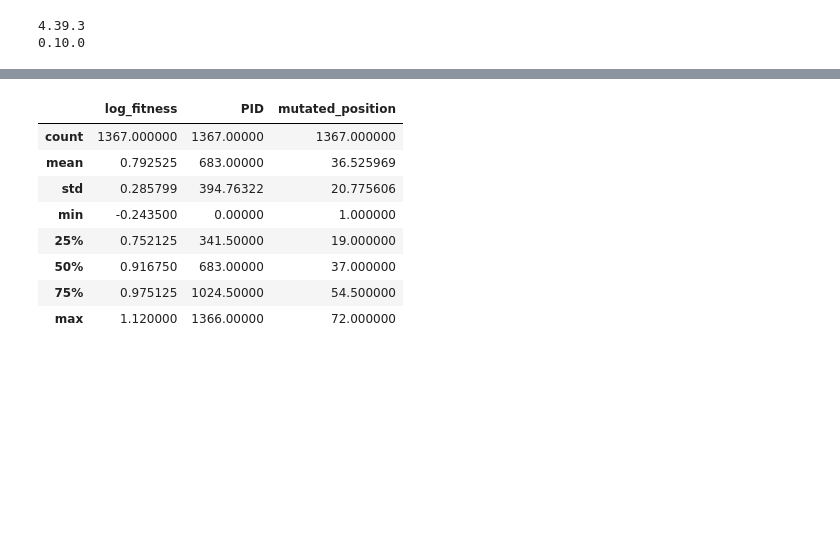
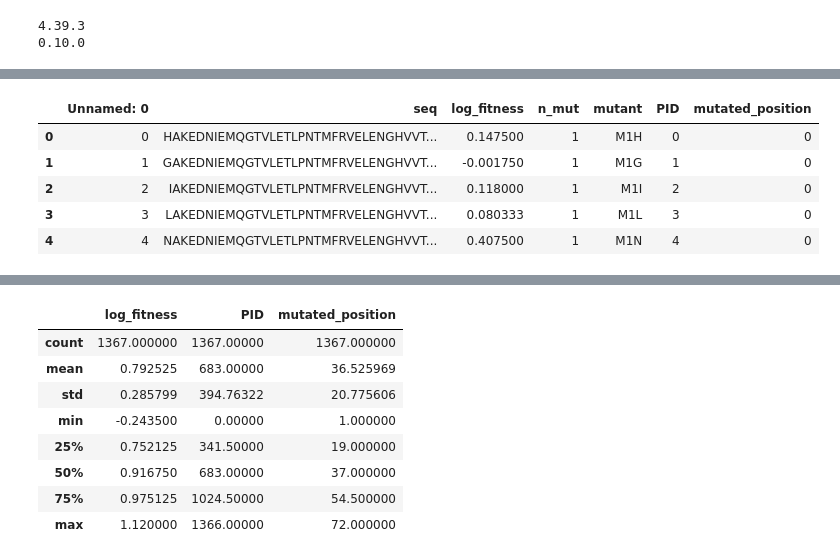
Before and after one commit to Sqingshannon/Fine-tune_plm, a Jupyter notebook: temp.ipynb, the cells around one changed output, grey strips where cells are left out. Drawn from its saved outputs; the diff is of its cells as text; code cells hidden in the pictures; blank space fills up the shorter version.

```diff
--- a/temp.ipynb
+++ b/temp.ipynb
@@ -36,0 +50,9 @@ from scipy.stats import spearmanr
+# %%
+df1.head()
+# %% [output]
+|  | Unnamed: 0 | seq | log_fitness | n_mut | mutant | PID | mutated_position |
+| 0 | 0 | HAKEDNIEMQGTVLETLPNTMFRVELENGHVVT... | 0.147500 | 1 | M1H | 0 | 0 |
+| 1 | 1 | GAKEDNIEMQGTVLETLPNTMFRVELENGHVVT... | -0.001750 | 1 | M1G | 1 | 0 |
+| 2 | 2 | IAKEDNIEMQGTVLETLPNTMFRVELENGHVVT... | 0.118000 | 1 | M1I | 2 | 0 |
+| 3 | 3 | LAKEDNIEMQGTVLETLPNTMFRVELENGHVVT... | 0.080333 | 1 | M1L | 3 | 0 |
+| 4 | 4 | NAKEDNIEMQGTVLETLPNTMFRVELENGHVVT... | 0.407500 | 1 | M1N | 4 | 0 |
```
Also changed, not shown: parts of 24 cells of this notebook, 20 other files.
